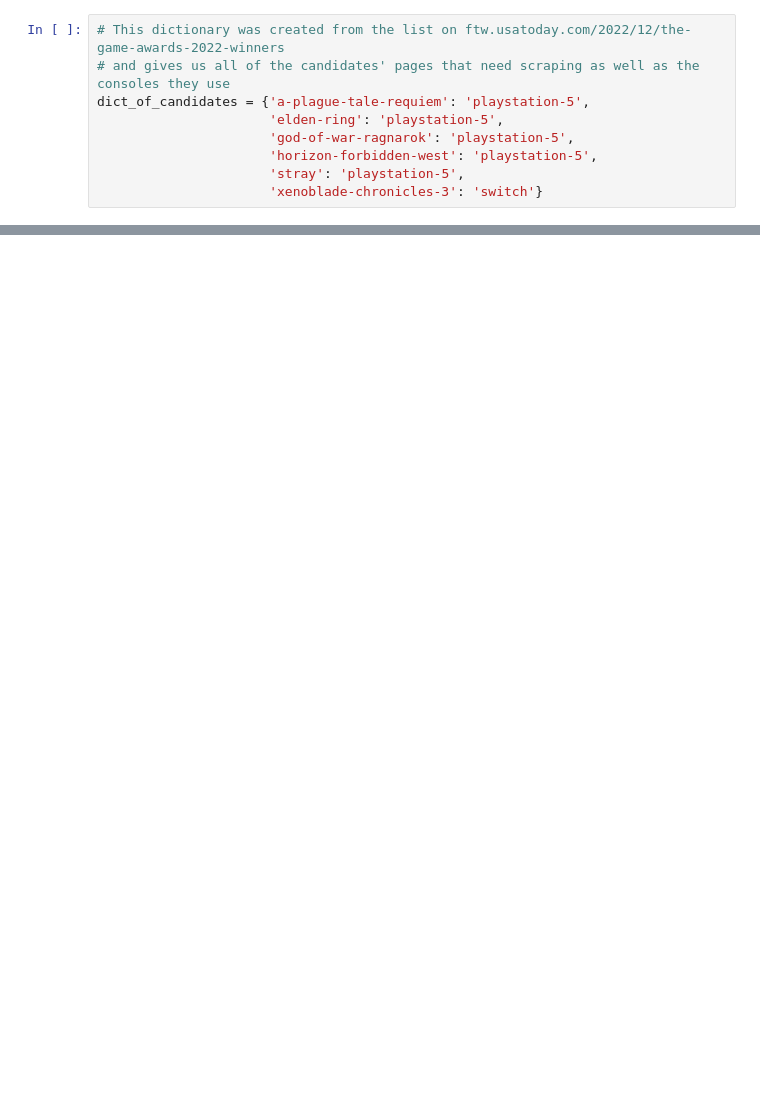
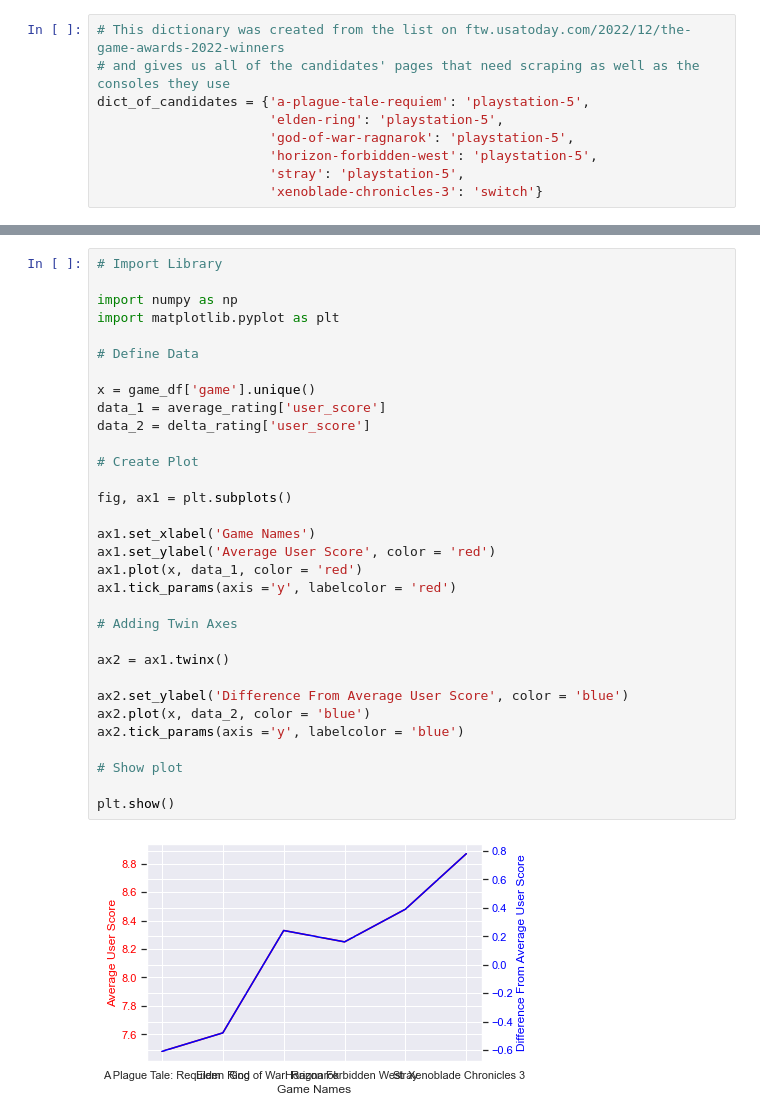
Before and after one commit to bazinga183/2022_Game_of_the_Year, a Jupyter notebook: Game of the Year Candidates.ipynb, the cells around one changed output, grey strips where cells are left out. Cells and saved outputs as stored; diff of their text form; blank space fills up the shorter version.

Commit message:
Added a few analysis to the data collected

```diff
--- a/Game of the Year Candidates.ipynb
+++ b/Game of the Year Candidates.ipynb
@@ -164,0 +233,34 @@ dtype: object
+# %%
+# Import Library
+
+import numpy as np
+import matplotlib.pyplot as plt
+
+# Define Data
+
+x = game_df['game'].unique()
+data_1 = average_rating['user_score']
+data_2 = delta_rating['user_score']
+
+# Create Plot
+
+fig, ax1 = plt.subplots()
+
+ax1.set_xlabel('Game Names')
+ax1.set_ylabel('Average User Score', color = 'red')
+ax1.plot(x, data_1, color = 'red')
+ax1.tick_params(axis ='y', labelcolor = 'red')
+
+# Adding Twin Axes
+
+ax2 = ax1.twinx()
+
+ax2.set_ylabel('Difference From Average User Score', color = 'blue')
+ax2.plot(x, data_2, color = 'blue')
+ax2.tick_params(axis ='y', labelcolor = 'blue')
+
+# Show plot
+
+plt.show()
+# %% [output]
+[figure, added]
```
Also changed, not shown: parts of 14 cells of this notebook, 1 other file.
